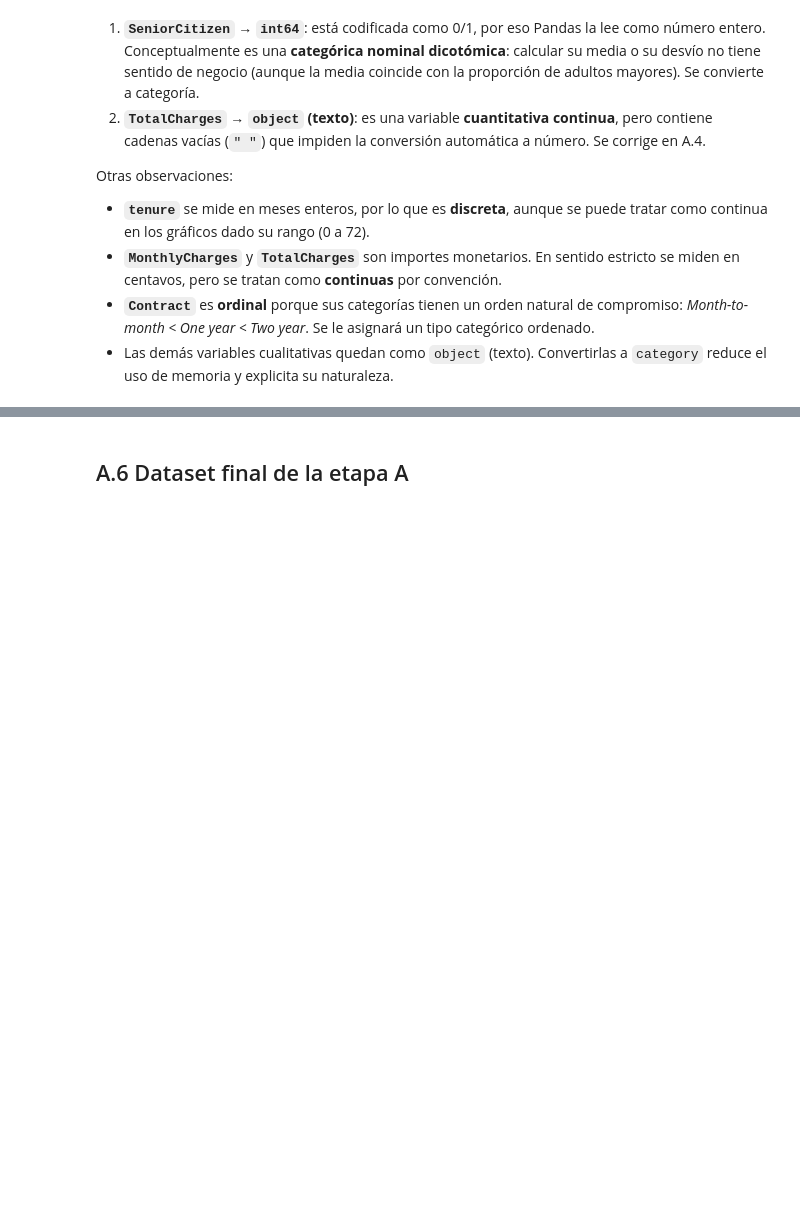
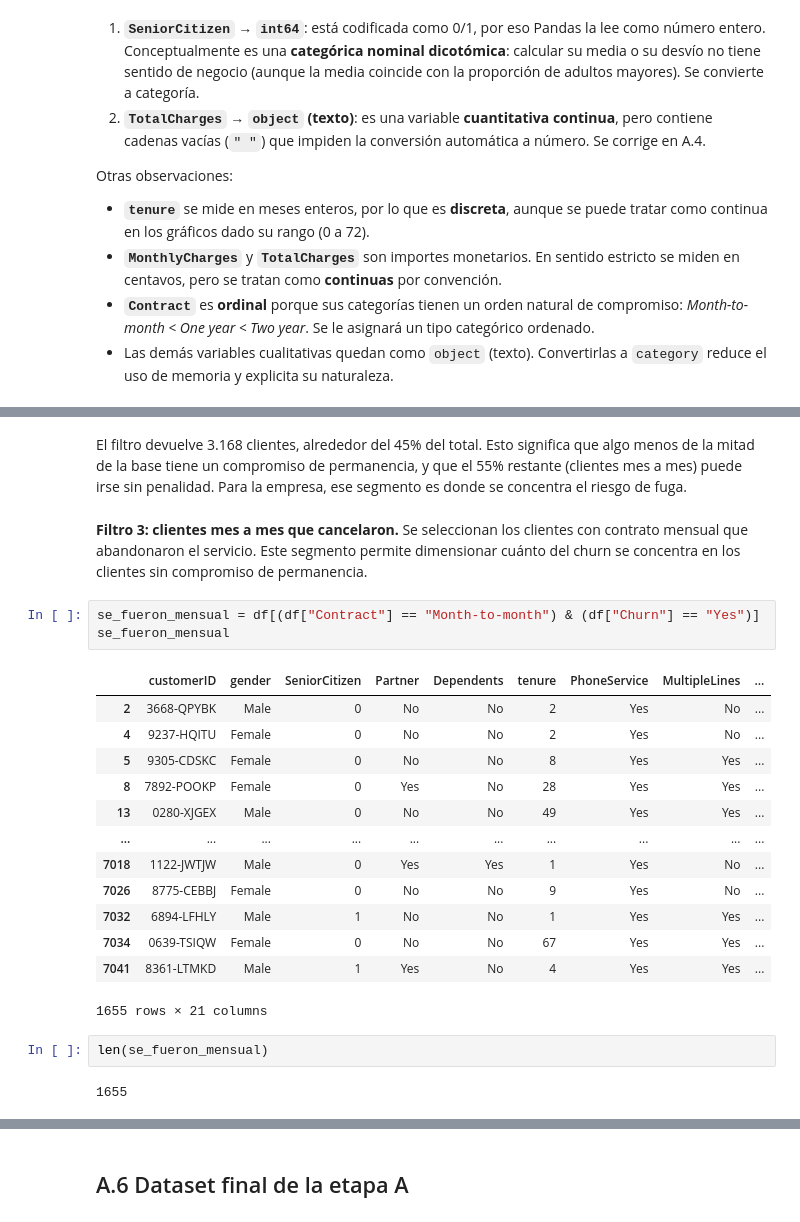
Before and after one commit to Lea-2005/tpi-analisis-de-datos-grupo-3, a Jupyter notebook: notebooks/TPI_Analisis_de_Datos.ipynb, the cells around one changed output, grey strips where cells are left out. Cells and saved outputs as stored; diff of their text form; blank space fills up the shorter version.

```diff
--- a/notebooks/TPI_Analisis_de_Datos.ipynb
+++ b/notebooks/TPI_Analisis_de_Datos.ipynb
@@ -315,0 +288,31 @@ Nulos restantes en todo el dataset: 0
+# %% [markdown]
+El filtro devuelve 3.168 clientes, alrededor del 45% del total. Esto significa
+que algo menos de la mitad de la base tiene un compromiso de permanencia, y que el
+55% restante (clientes mes a mes) puede irse sin penalidad. Para la empresa, ese
+segmento es donde se concentra el riesgo de fuga.
+# %% [markdown]
+ **Filtro 3: clientes mes a mes que cancelaron.**
+Se seleccionan los clientes con
+contrato mensual que abandonaron el servicio. Este segmento permite dimensionar
+cuánto del churn se concentra en los clientes sin compromiso de permanencia.
+# %%
+se_fueron_mensual = df[(df["Contract"] == "Month-to-month") & (df["Churn"] == "Yes")]
+se_fueron_mensual
+# %% [output]
+|  | customerID | gender | SeniorCitizen | Partner | Dependents | tenure | PhoneService | MultipleLines | ... |
+| 2 | 3668-QPYBK | Male | 0 | No | No | 2 | Yes | No | ... |
+| 4 | 9237-HQITU | Female | 0 | No | No | 2 | Yes | No | ... |
+| 5 | 9305-CDSKC | Female | 0 | No | No | 8 | Yes | Yes | ... |
+| 8 | 7892-POOKP | Female | 0 | Yes | No | 28 | Yes | Yes | ... |
+| 13 | 0280-XJGEX | Male | 0 | No | No | 49 | Yes | Yes | ... |
+| ... | ... | ... | ... | ... | ... | ... | ... | ... | ... |
+| 7018 | 1122-JWTJW | Male | 0 | Yes | Yes | 1 | Yes | No | ... |
+| 7026 | 8775-CEBBJ | Female | 0 | No | No | 9 | Yes | No | ... |
+| 7032 | 6894-LFHLY | Male | 1 | No | No | 1 | Yes | Yes | ... |
+| 7034 | 0639-TSIQW | Female | 0 | No | No | 67 | Yes | Yes | ... |
+| 7041 | 8361-LTMKD | Male | 1 | Yes | No | 4 | Yes | Yes | ... |
+1655 rows × 21 columns
+# %%
+len(se_fueron_mensual)
+# %% [output]
+1655
```
Also changed, not shown: parts of 108 cells of this notebook.
